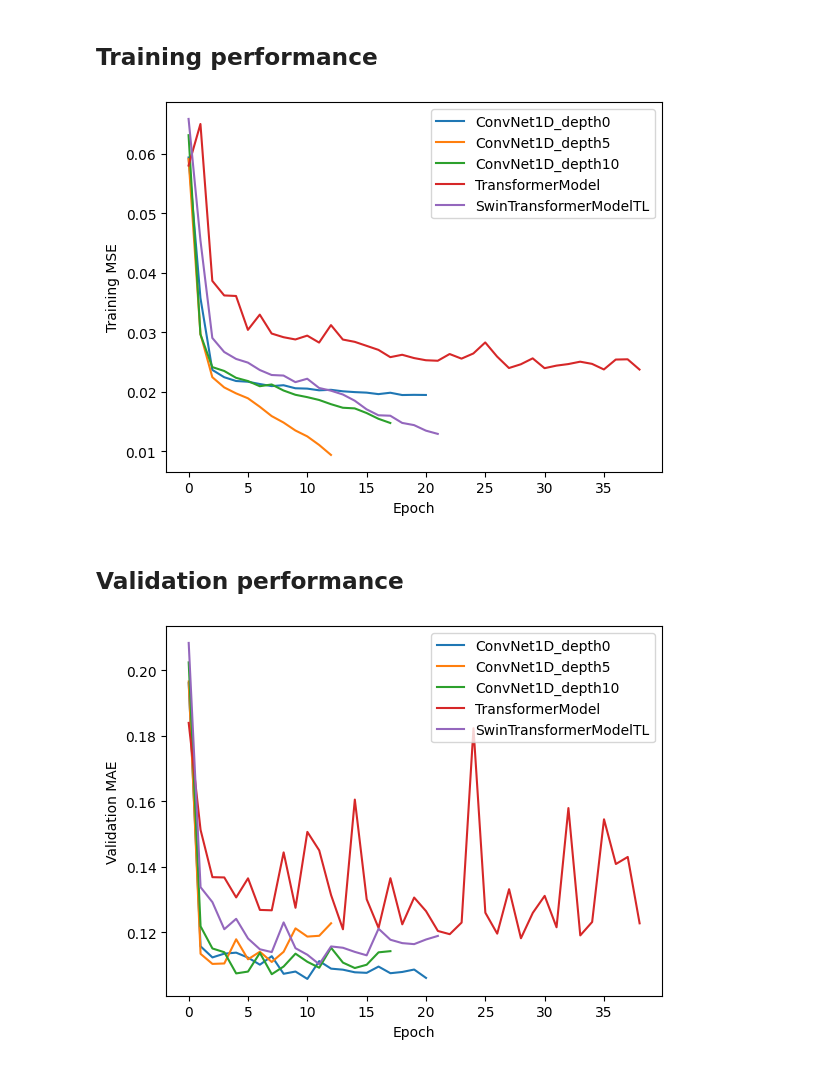
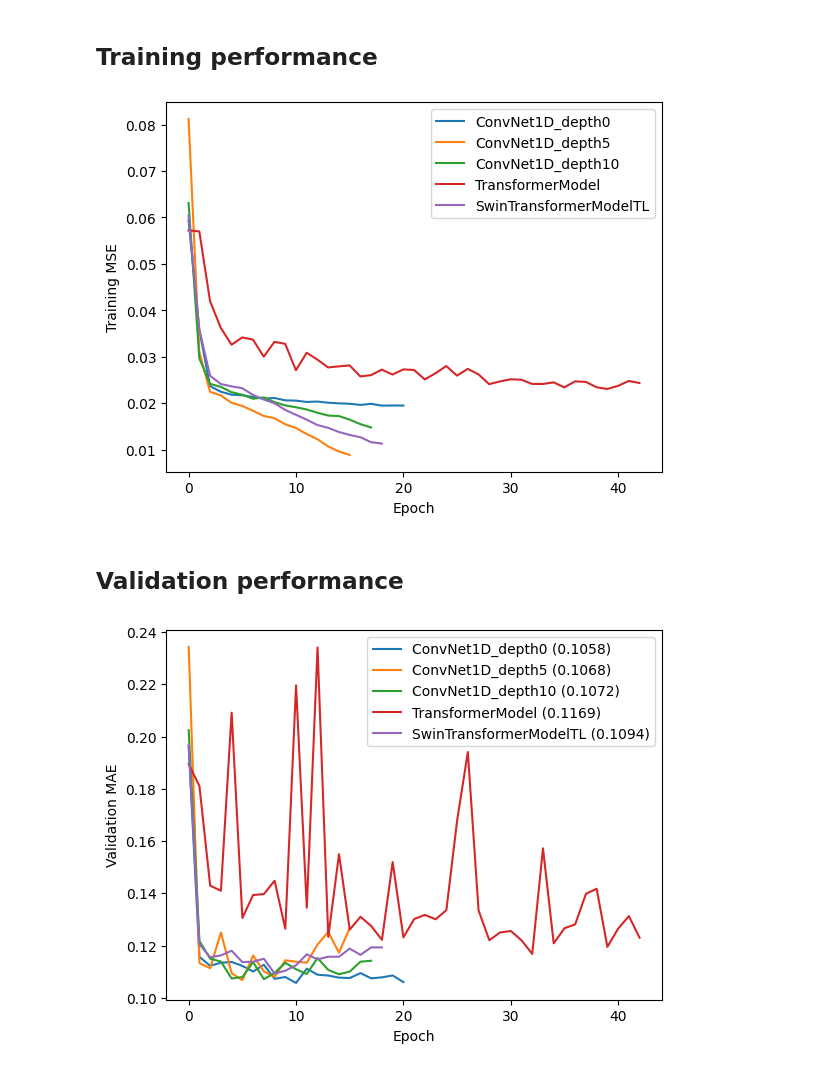
Before and after one commit to kunschg/Automated_Essay_Scoring, a Jupyter notebook: graphs.ipynb, the cells around one changed output. Saved outputs shown, nothing was run; the diff lists cells and outputs as text; code cells hidden in the pictures.

Commit message:
modification on validation graph

```diff
--- a/graphs.ipynb
+++ b/graphs.ipynb
@@ -18,16 +18,16 @@ for model in models:
     for depth in conv_depths:
       file_names = [file_name for file_name in os.listdir() if file_name.startswith(f'{model}_depth{depth}')]
       outputs = [np.load(file_name) for file_name in file_names]
-      last_val_maes = [output[2,-1] for output in outputs]
-      best_seed_idx = np.argmin(last_val_maes)
+      min_val_maes = [np.min(output[2,:]) for output in outputs]
+      best_seed_idx = np.argmin(min_val_maes)
       output = outputs[best_seed_idx]
       plt.plot(output[0,:], label = f'{model}_depth{depth}')
 
   else:
     file_names = [file_name for file_name in os.listdir() if file_name.startswith(model)]
     outputs = [np.load(file_name) for file_name in file_names]
-    last_val_maes = [output[2,-1] for output in outputs]
-    best_seed_idx = np.argmin(last_val_maes)
+    min_val_maes = [np.min(output[2,:]) for output in outputs]
+    best_seed_idx = np.argmin(min_val_maes)
     output = outputs[best_seed_idx]
     plt.plot(output[0,:], label = model)
 
@@ -36,35 +36,35 @@ plt.ylabel('Training MSE')
 plt.legend()
 plt.show()
 # %% [output]
-[figure, old version]
+[figure, new version]
 # %% [markdown]
 ## Validation performance
 # %%
 # Validation performance
 models = ['ConvNet1D', 'TransformerModel', 'SwinTransformerModelTL']
 conv_depths = [0, 5, 10]
 
 for model in models:
   if model == 'ConvNet1D':
     for depth in conv_depths:
       file_names = [file_name for file_name in os.listdir() if file_name.startswith(f'{model}_depth{depth}')]
       outputs = [np.load(file_name) for file_name in file_names]
-      last_val_maes = [output[2,-1] for output in outputs]
-      best_seed_idx = np.argmin(last_val_maes)
+      min_val_maes = [np.min(output[2,:]) for output in outputs]
+      best_seed_idx = np.argmin(min_val_maes)
       output = outputs[best_seed_idx]
-      plt.plot(output[2,:], label = f'{model}_depth{depth}')
+      plt.plot(output[2,:], label = f'{model}_depth{depth} ({min_val_maes[best_seed_idx]:.4f})')
 
   else:
     file_names = [file_name for file_name in os.listdir() if file_name.startswith(model)]
     outputs = [np.load(file_name) for file_name in file_names]
-    last_val_maes = [output[2,-1] for output in outputs]
-    best_seed_idx = np.argmin(last_val_maes)
+    min_val_maes = [np.min(output[2,:]) for output in outputs]
+    best_seed_idx = np.argmin(min_val_maes)
     output = outputs[best_seed_idx]
-    plt.plot(output[2,:], label = model)
+    plt.plot(output[2,:], label = f'{model} ({min_val_maes[best_seed_idx]:.4f})')
 
 plt.xlabel('Epoch')
 plt.ylabel('Validation MAE')
 plt.legend()
 plt.show()
 # %% [output]
-[figure, old version]
+[figure, new version]
```
